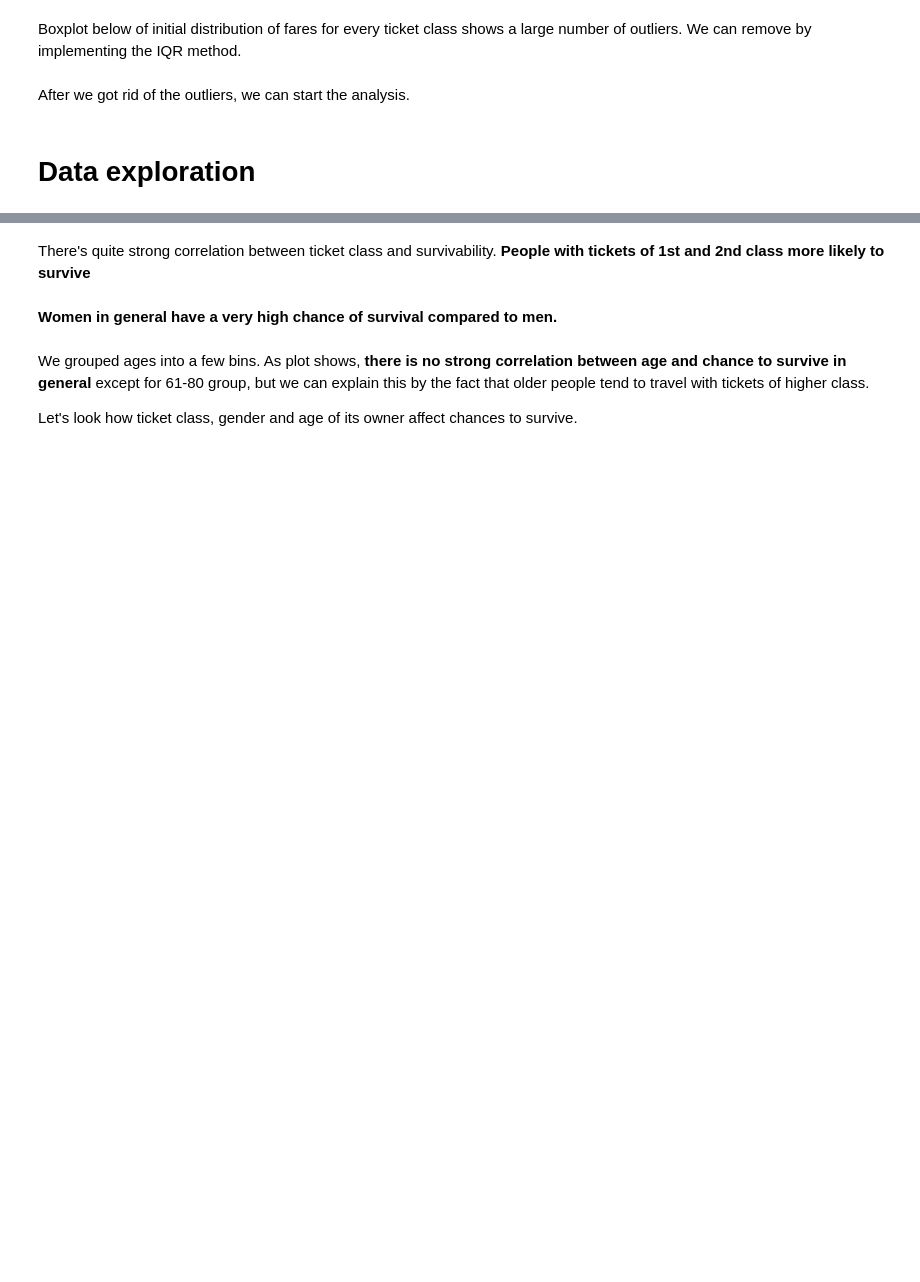
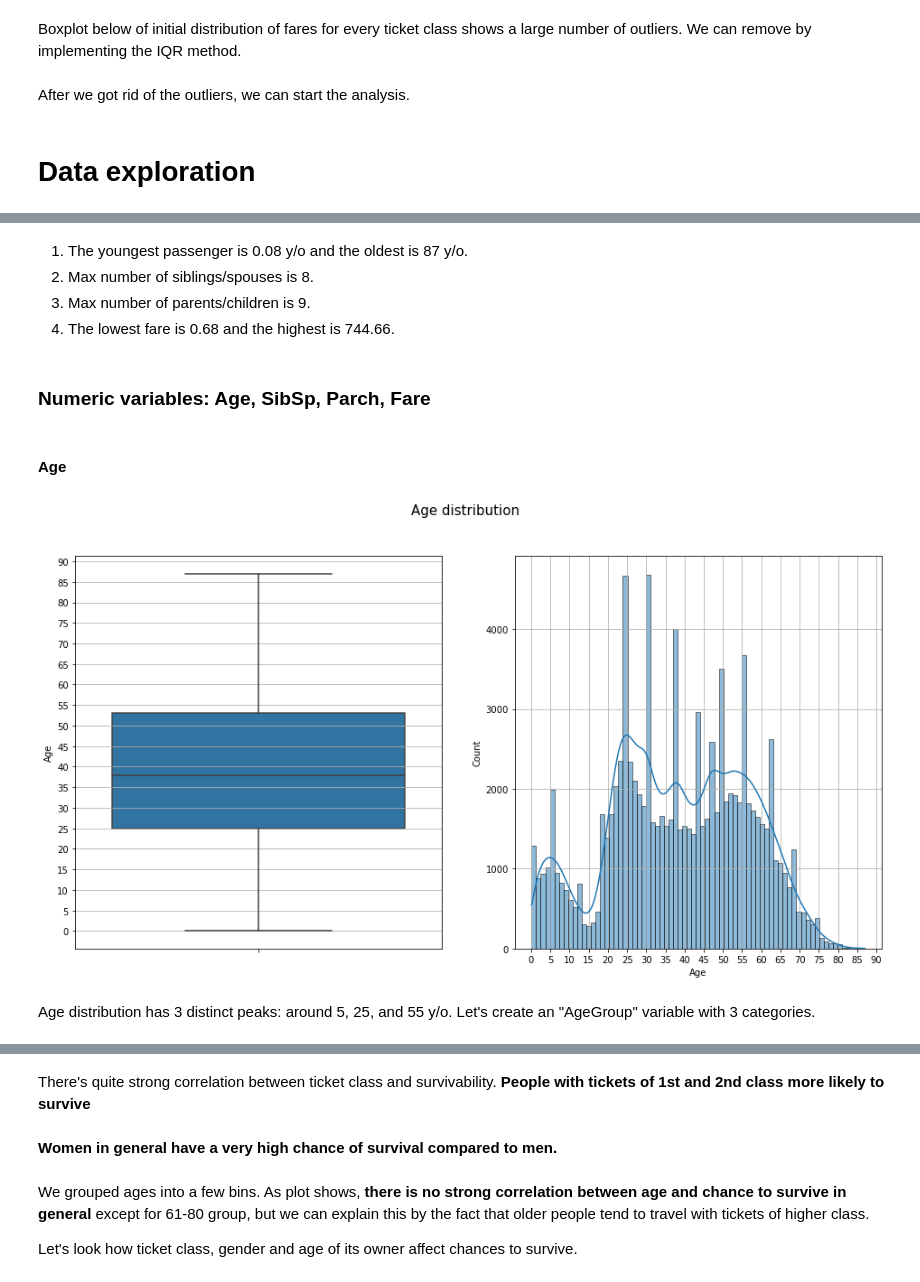
Before and after one commit to MeSugar/synth_competition, a Jupyter notebook: synthanic_competition.ipynb, the cells around one changed output, grey strips where cells are left out. Saved outputs shown, nothing was run; the diff lists cells and outputs as text; code cells hidden in the pictures; blank space fills up the shorter version.

Commit message:
basic data exploration added

```diff
--- a/synthanic_competition.ipynb
+++ b/synthanic_competition.ipynb
@@ -59,3 +59,21 @@ data.sample(10)
+# %%
+#helper functions for plotting
+def plot_numeric_variable(data, title, figsize=(16, 8), scale_range=None):
+    fig, axes = plt.subplots(nrows=1, ncols=2, figsize=figsize)
+    fig.suptitle(title, fontsize=15)
+    axes[0].grid()
+    axes[1].grid()
+    if scale_range:
+        axes[0].set_yticks(scale_range)
+        axes[1].set_xticks(scale_range)
+    sns.histplot(x=data, ax=axes[1], kde=True)
+    sns.boxplot(y=data, ax=axes[0])
+
+def plot_categorical_variable(data, title, figsize=(16, 8)):
+    fig, axes = plt.subplots(nrows=1, ncols=2, figsize=figsize)
+    fig.suptitle(title, fontsize=15)
+    data.plot(kind='barh', ax=axes[0])
+    data.plot(kind='pie', ax=axes[1], autopct='%.2f%%')
 # %% [markdown]
 # Data quality assessment
 # %% [markdown]
@@ -157,5 +175,5 @@ data['Age'].fillna(data['Pclass'].map(medians), inplace=True)
 # %% [markdown]
 Embarked column contains only 250 NaN values, let's replace them with mode.
 # %%
-tidy.Embarked = tidy.Embarked.fillna(tidy.Embarked.mode()[0])
-tidy.isna().sum()
+data.Embarked = data.Embarked.fillna(data.Embarked.mode()[0])
+data.isna().sum()
@@ -201,0 +230,15 @@ tidy.head()
+# %% [markdown]
+1. The youngest passenger is 0.08 y/o and the oldest  is 87 y/o.
+2. Max number of siblings/spouses is 8.
+3. Max number of parents/children is 9.
+4. The lowest fare is 0.68 and the highest is 744.66.
+# %% [markdown]
+### Numeric variables: Age, SibSp, Parch, Fare
+# %% [markdown]
+#### Age
+# %%
+plot_numeric_variable(data.Age, 'Age distribution', scale_range=range(0, 100, 5))
+# %% [output]
+[figure, added]
+# %% [markdown]
+Age distribution has 3 distinct peaks: around 5, 25, and 55 y/o. Let's create an "AgeGroup" variable with 3 categories.
```
Also changed, not shown: parts of 96 cells of this notebook.
